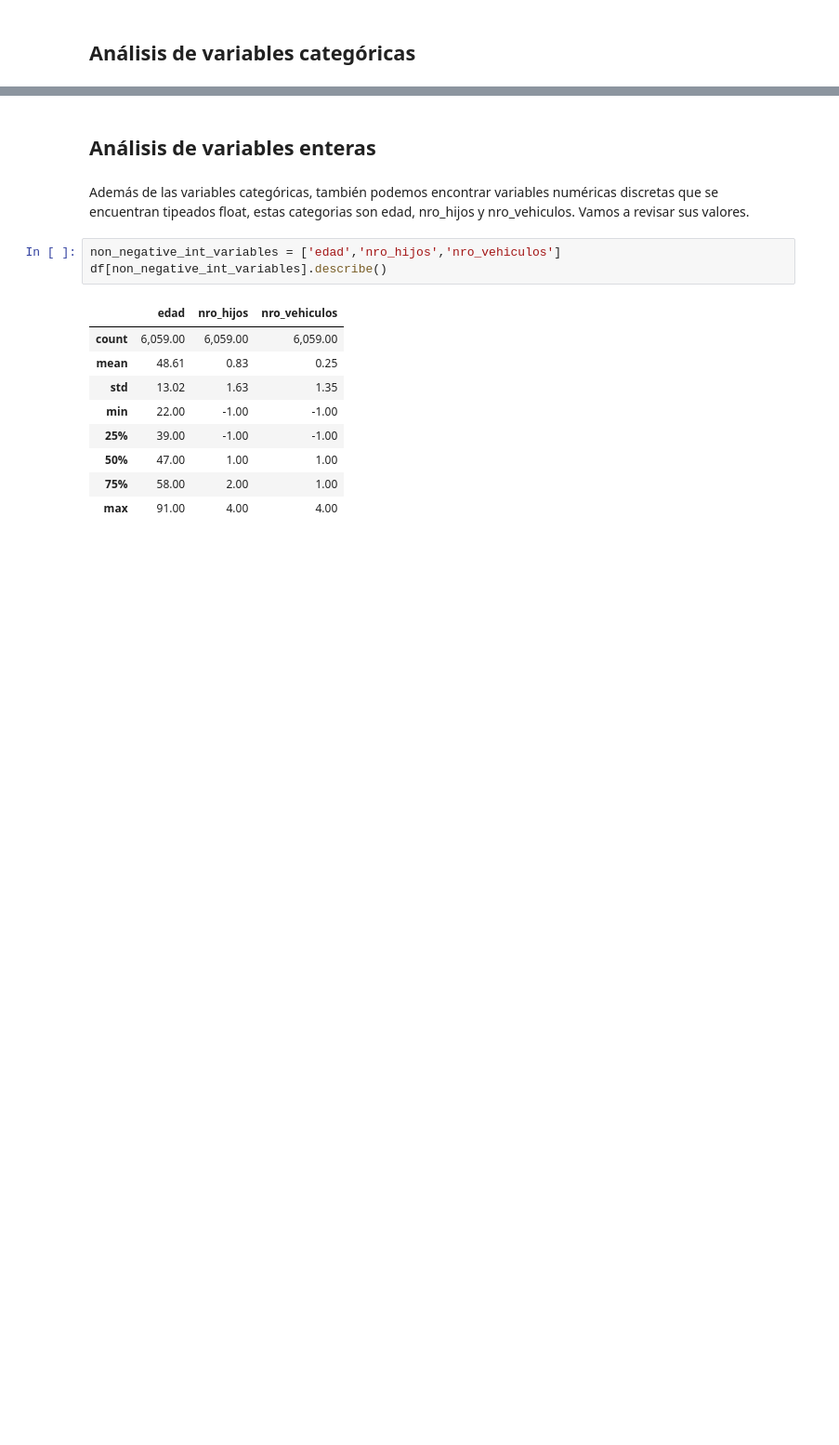
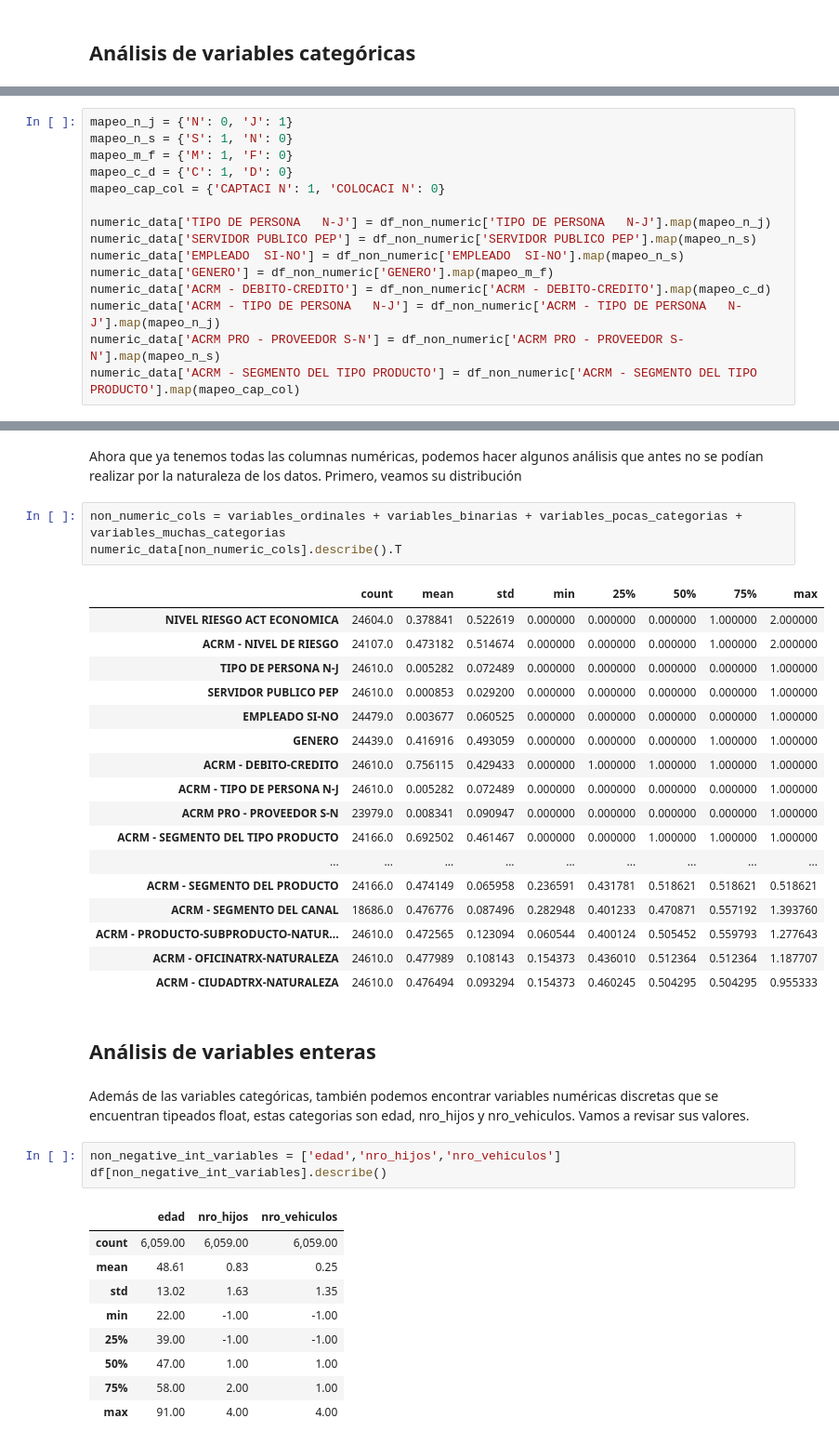
Before and after one commit to gabrielres10/EDA-Caso-Banco, a Jupyter notebook: plantilla_entrega_final_(renombrar).ipynb, the cells around one changed output, grey strips where cells are left out. Shown at 93% size. Saved outputs shown, nothing was run; the diff lists cells and outputs as text; blank space fills up the shorter version.

```diff
--- a/plantilla_entrega_final_(renombrar).ipynb
+++ b/plantilla_entrega_final_(renombrar).ipynb
@@ -277,0 +476,15 @@ transformed_df[list(translation_dict.keys())].describe().T
+# %%
+mapeo_n_j = {'N': 0, 'J': 1}
+mapeo_n_s = {'S': 1, 'N': 0}
+mapeo_m_f = {'M': 1, 'F': 0}
+mapeo_c_d = {'C': 1, 'D': 0}
+mapeo_cap_col = {'CAPTACI N': 1, 'COLOCACI N': 0}
+
+numeric_data['TIPO DE PERSONA   N-J'] = df_non_numeric['TIPO DE PERSONA   N-J'].map(mapeo_n_j)
+numeric_data['SERVIDOR PUBLICO PEP'] = df_non_numeric['SERVIDOR PUBLICO PEP'].map(mapeo_n_s)
+numeric_data['EMPLEADO  SI-NO'] = df_non_numeric['EMPLEADO  SI-NO'].map(mapeo_n_s)
+numeric_data['GENERO'] = df_non_numeric['GENERO'].map(mapeo_m_f)
+numeric_data['ACRM - DEBITO-CREDITO'] = df_non_numeric['ACRM - DEBITO-CREDITO'].map(mapeo_c_d)
+numeric_data['ACRM - TIPO DE PERSONA   N-J'] = df_non_numeric['ACRM - TIPO DE PERSONA   N-J'].map(mapeo_n_j)
+numeric_data['ACRM PRO - PROVEEDOR S-N'] = df_non_numeric['ACRM PRO - PROVEEDOR S-N'].map(mapeo_n_s)
+numeric_data['ACRM - SEGMENTO DEL TIPO PRODUCTO'] = df_non_numeric['ACRM - SEGMENTO DEL TIPO PRODUCTO'].map(mapeo_cap_col)
@@ -278,3 +602,26 @@ transformed_df[list(translation_dict.keys())].describe().T
+# %% [markdown]
+Ahora que ya tenemos todas las columnas numéricas, podemos hacer algunos análisis que antes no se podían realizar por la naturaleza de los datos. Primero, veamos su distribución
+# %%
+non_numeric_cols = variables_ordinales + variables_binarias + variables_pocas_categorias + variables_muchas_categorias
+numeric_data[non_numeric_cols].describe().T
+# %% [output]
+|  | count | mean | std | min | 25% | 50% | 75% | max |
+| NIVEL RIESGO ACT ECONOMICA | 24604.0 | 0.378841 | 0.522619 | 0.000000 | 0.000000 | 0.000000 | 1.000000 | 2.000000 |
+| ACRM - NIVEL DE RIESGO | 24107.0 | 0.473182 | 0.514674 | 0.000000 | 0.000000 | 0.000000 | 1.000000 | 2.000000 |
+| TIPO DE PERSONA N-J | 24610.0 | 0.005282 | 0.072489 | 0.000000 | 0.000000 | 0.000000 | 0.000000 | 1.000000 |
+| SERVIDOR PUBLICO PEP | 24610.0 | 0.000853 | 0.029200 | 0.000000 | 0.000000 | 0.000000 | 0.000000 | 1.000000 |
+| EMPLEADO SI-NO | 24479.0 | 0.003677 | 0.060525 | 0.000000 | 0.000000 | 0.000000 | 0.000000 | 1.000000 |
+| GENERO | 24439.0 | 0.416916 | 0.493059 | 0.000000 | 0.000000 | 0.000000 | 1.000000 | 1.000000 |
+| ACRM - DEBITO-CREDITO | 24610.0 | 0.756115 | 0.429433 | 0.000000 | 1.000000 | 1.000000 | 1.000000 | 1.000000 |
+| ACRM - TIPO DE PERSONA N-J | 24610.0 | 0.005282 | 0.072489 | 0.000000 | 0.000000 | 0.000000 | 0.000000 | 1.000000 |
+| ACRM PRO - PROVEEDOR S-N | 23979.0 | 0.008341 | 0.090947 | 0.000000 | 0.000000 | 0.000000 | 0.000000 | 1.000000 |
+| ACRM - SEGMENTO DEL TIPO PRODUCTO | 24166.0 | 0.692502 | 0.461467 | 0.000000 | 0.000000 | 1.000000 | 1.000000 | 1.000000 |
+| ... | ... | ... | ... | ... | ... | ... | ... | ... |
+| ACRM - SEGMENTO DEL PRODUCTO | 24166.0 | 0.474149 | 0.065958 | 0.236591 | 0.431781 | 0.518621 | 0.518621 | 0.518621 |
+| ACRM - SEGMENTO DEL CANAL | 18686.0 | 0.476776 | 0.087496 | 0.282948 | 0.401233 | 0.470871 | 0.557192 | 1.393760 |
+| ACRM - PRODUCTO-SUBPRODUCTO-NATUR... | 24610.0 | 0.472565 | 0.123094 | 0.060544 | 0.400124 | 0.505452 | 0.559793 | 1.277643 |
+| ACRM - OFICINATRX-NATURALEZA | 24610.0 | 0.477989 | 0.108143 | 0.154373 | 0.436010 | 0.512364 | 0.512364 | 1.187707 |
+| ACRM - CIUDADTRX-NATURALEZA | 24610.0 | 0.476494 | 0.093294 | 0.154373 | 0.460245 | 0.504295 | 0.504295 | 0.955333 |
 # %% [markdown]
 ## Análisis de variables enteras
 # %% [markdown]
```
Also changed, not shown: parts of 80 cells of this notebook.
